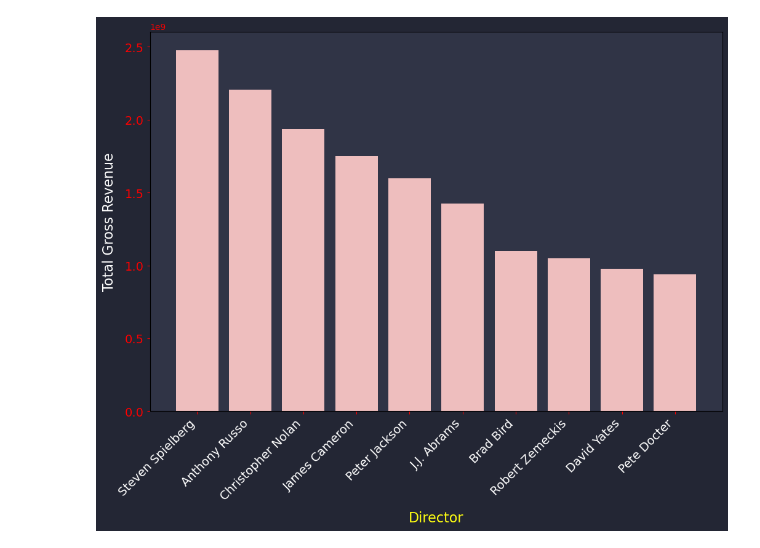
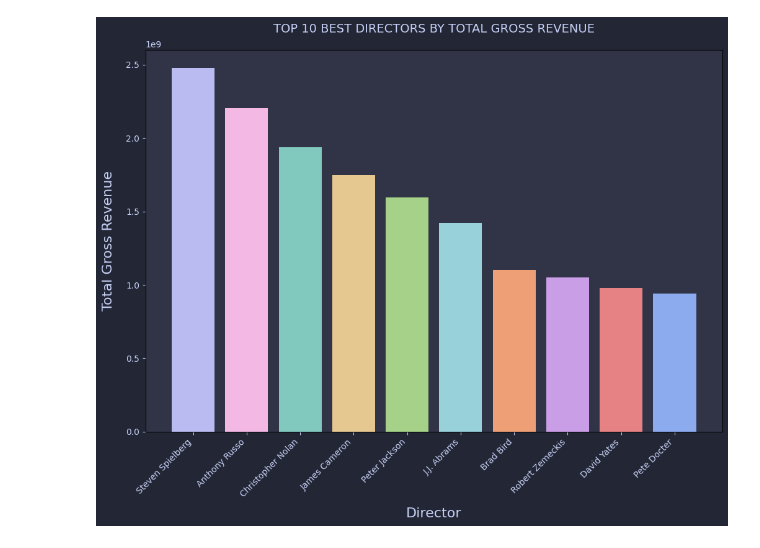
Before and after one commit to k-a-amaljose/Data_Analytics_Pentagon_InsightX, a Jupyter notebook: Data_Analysis_Task_1.ipynb, the cells around one changed output. Drawn from its saved outputs; the diff is of its cells as text; code cells hidden in the pictures.

```diff
--- a/Data_Analysis_Task_1.ipynb
+++ b/Data_Analysis_Task_1.ipynb
@@ -1,28 +1,31 @@
 # %%
 import pandas as pd
 import matplotlib.pyplot as plt
 
 data = pd.read_csv("imdb_top_1000.csv")
 
 # Data wrangling
 data["Gross"] = data["Gross"].str.replace(',', '') # data cleaning: replaced all commas with empty strings to convert to numbers
-data["Gross"] = pd.to_numeric(data['Gross'], errors = 'coerce') # convert the strings to numbers, errors = coerce converts the non-numbers to NaN
-gross_by_director = data.groupby('Director').agg({'Gross': 'sum', 'Director': 'count'}) #makes a separate table of directors by their total revenue and movie count
+data["Gross"] = pd.to_numeric(data['Gross'], errors = 'coerce') # converts the "Gross" column to numeric values, replacing any non-numeric entries with NaN.
+gross_by_director = data.groupby('Director').agg({'Gross': 'sum', 'Director': 'count'}) #making separate table of directors by their total revenue and movie count
 gross_by_director.columns = ['Gross', 'Movies'] # renames the columns to gross and movies
 gross_by_director = gross_by_director[gross_by_director['Movies'] >= 3] # removes directors with less than 3 movies made
 
 sorted_gross = gross_by_director.sort_values(by = "Gross", ascending = False) #sorts the table by gross in descending order
 top10 = sorted_gross.head(10) # gets the top 10
 
 # Plotting
-plt.figure(figsize=(12, 8), facecolor='#232634')
-plt.bar(top10.index, top10["Gross"], facecolor='#eebebe') # makes a bar graph
-plt.gca().set_facecolor('#303446')
-plt.tick_params(axis='both', colors='red', labelsize=14) # Changes the appearance of the scale (ticks and numbers) on both axes
-plt.xticks(rotation=45, ha='right', color='white') # rotates director names for readability
-plt.xlabel('Director', fontsize=16, color='#FFFF12', labelpad=10) # labels the axis by director
-plt.ylabel('Total Gross Revenue', fontsize=16, color='white', labelpad=10) #labels the y axis by gross revenue
+color = ['#babbf1','#f4b8e4','#81c8be','#e5c890','#a6d189','#99d1db','#ef9f76','#ca9ee6','#e78284','#8caaee']# list of hex color codes for plotting
+plt.figure(figsize=(12, 8), facecolor='#232634')# create a 12x8 inch figure with dark background
 
-plt.show()
+plt.bar(top10.index, top10["Gross"], color=color) # makes a bar graph
+plt.gca().set_facecolor('#303446')# set the plot area background to dark gray
+plt.tick_params(axis='both', colors='#c6d0f5', labelsize=10) # Changes the appearance of the scale (ticks and numbers) on both axes
+plt.xticks(rotation=45, ha='right', color='#c6d0f5') # rotates director names for readability
+plt.xlabel('Director', fontsize=16, color='#c6d0f5', labelpad=10) # labels the axis by director
+plt.ylabel('Total Gross Revenue', fontsize=16, color='#c6d0f5', labelpad=13) #labels the y axis by gross revenue
+plt.title("TOP 10 BEST DIRECTORS BY TOTAL GROSS REVENUE", fontsize=14, color='#c6d0f5', pad=20) # Set main title of the plot
+
+plt.show()# display the plot on screen
 # %% [output]
-[figure, old version]
+[figure, new version]
```
